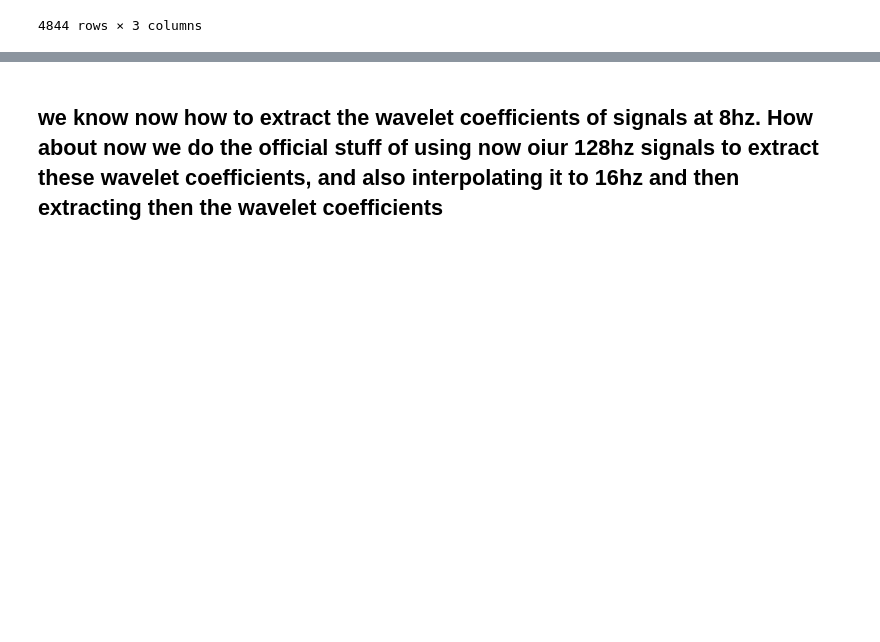
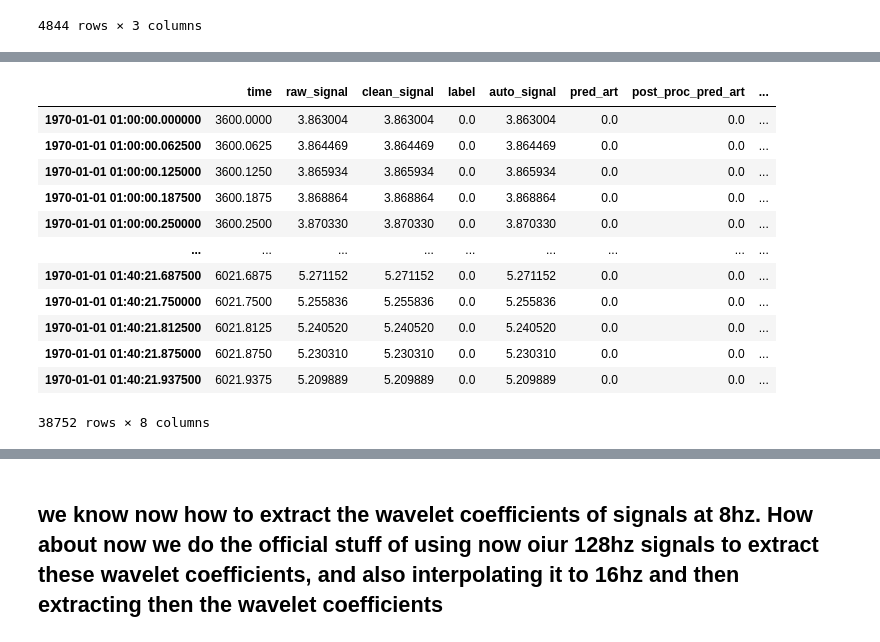
Before and after one commit to 08Aristodemus24/thesis-writing-1, a Jupyter notebook: eda-signal-classifier/experiementation.ipynb, the cells around one changed output, grey strips where cells are left out. Drawn from its saved outputs; the diff is of its cells as text; code cells hidden in the pictures; blank space fills up the shorter version.

```diff
--- a/eda-signal-classifier/experiementation.ipynb
+++ b/eda-signal-classifier/experiementation.ipynb
@@ -1703,0 +1873,17 @@ second_data_half_sec_wave_feats
+# %%
+second_16hz_data = akakip_eda_df_16hz[57600:96352]
+second_16hz_data
+# %% [output]
+|  | time | raw_signal | clean_signal | label | auto_signal | pred_art | post_proc_pred_art | ... |
+| 1970-01-01 01:00:00.000000 | 3600.0000 | 3.863004 | 3.863004 | 0.0 | 3.863004 | 0.0 | 0.0 | ... |
+| 1970-01-01 01:00:00.062500 | 3600.0625 | 3.864469 | 3.864469 | 0.0 | 3.864469 | 0.0 | 0.0 | ... |
+| 1970-01-01 01:00:00.125000 | 3600.1250 | 3.865934 | 3.865934 | 0.0 | 3.865934 | 0.0 | 0.0 | ... |
+| 1970-01-01 01:00:00.187500 | 3600.1875 | 3.868864 | 3.868864 | 0.0 | 3.868864 | 0.0 | 0.0 | ... |
+| 1970-01-01 01:00:00.250000 | 3600.2500 | 3.870330 | 3.870330 | 0.0 | 3.870330 | 0.0 | 0.0 | ... |
+| ... | ... | ... | ... | ... | ... | ... | ... | ... |
+| 1970-01-01 01:40:21.687500 | 6021.6875 | 5.271152 | 5.271152 | 0.0 | 5.271152 | 0.0 | 0.0 | ... |
+| 1970-01-01 01:40:21.750000 | 6021.7500 | 5.255836 | 5.255836 | 0.0 | 5.255836 | 0.0 | 0.0 | ... |
+| 1970-01-01 01:40:21.812500 | 6021.8125 | 5.240520 | 5.240520 | 0.0 | 5.240520 | 0.0 | 0.0 | ... |
+| 1970-01-01 01:40:21.875000 | 6021.8750 | 5.230310 | 5.230310 | 0.0 | 5.230310 | 0.0 | 0.0 | ... |
+| 1970-01-01 01:40:21.937500 | 6021.9375 | 5.209889 | 5.209889 | 0.0 | 5.209889 | 0.0 | 0.0 | ... |
+38752 rows × 8 columns
```
Also changed, not shown: parts of 30 cells of this notebook, 1 other file.
